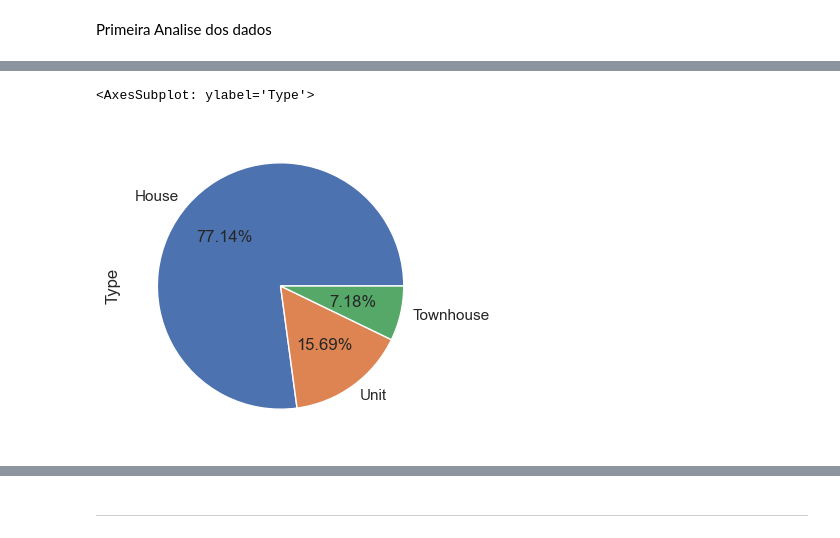
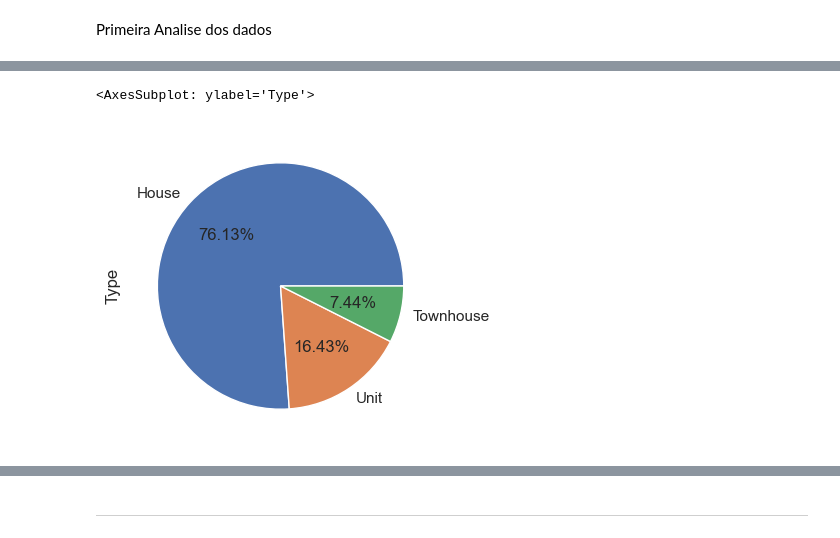
Before and after one commit to Riguini/Melbourne-Housing-Snapshot, a Jupyter notebook: Notebooks/Melbourne_Housing_Dataset.ipynb, the cells around one changed output, grey strips where cells are left out. Saved outputs shown, nothing was run; the diff lists cells and outputs as text; code cells hidden in the pictures.

```diff
--- a/Notebooks/Melbourne_Housing_Dataset.ipynb
+++ b/Notebooks/Melbourne_Housing_Dataset.ipynb
@@ -178,0 +184,5 @@ sns.boxplot(x=df['BuildingArea'])
+# %%
+df.drop(df.loc[df['Price']>=2050000].index, inplace=True)
+# %%
+sns.set(rc={"figure.figsize":(8, 1)})
+sns.boxplot(x=df['Price'])
@@ -241,12 +254,12 @@ df_limpo_temporario.groupby("Rooms").agg({"BuildingArea":['min','mean', 'median'
 | 7 | 287.0 | 287.000000 | 287.0 | 287.00 |
 # %%
-df.loc[df['Rooms'] == 1, 'BuildingArea'] = df.loc[df['Rooms'] == 1, 'BuildingArea'].fillna(50)
+df.loc[df['Rooms'] == 1, 'BuildingArea'] = df.loc[df['Rooms'] == 1, 'BuildingArea'].fillna(49)
 df.loc[df['Rooms'] == 2, 'BuildingArea'] = df.loc[df['Rooms'] == 2, 'BuildingArea'].fillna(85)
-df.loc[df['Rooms'] == 3, 'BuildingArea'] = df.loc[df['Rooms'] == 3, 'BuildingArea'].fillna(130)
-df.loc[df['Rooms'] == 4, 'BuildingArea'] = df.loc[df['Rooms'] == 4, 'BuildingArea'].fillna(188)
-df.loc[df['Rooms'] == 5, 'BuildingArea'] = df.loc[df['Rooms'] == 5, 'BuildingArea'].fillna(242)
-df.loc[df['Rooms'] == 6, 'BuildingArea'] = df.loc[df['Rooms'] == 6, 'BuildingArea'].fillna(288)
-df.loc[df['Rooms'] == 7, 'BuildingArea'] = df.loc[df['Rooms'] == 7, 'BuildingArea'].fillna(355)
+df.loc[df['Rooms'] == 3, 'BuildingArea'] = df.loc[df['Rooms'] == 3, 'BuildingArea'].fillna(128)
+df.loc[df['Rooms'] == 4, 'BuildingArea'] = df.loc[df['Rooms'] == 4, 'BuildingArea'].fillna(180)
+df.loc[df['Rooms'] == 5, 'BuildingArea'] = df.loc[df['Rooms'] == 5, 'BuildingArea'].fillna(218)
+df.loc[df['Rooms'] == 6, 'BuildingArea'] = df.loc[df['Rooms'] == 6, 'BuildingArea'].fillna(209)
+df.loc[df['Rooms'] == 7, 'BuildingArea'] = df.loc[df['Rooms'] == 7, 'BuildingArea'].fillna(287)
 # %% [markdown]
 Agora sera preenchido os campos vazios referente ao preço(Price), com base na mediana das casas com o mesmo numero de comodos(Rooms),até onde apresenta 7 comodos.
 Para melhor obtebçao destes dados res utilizado um dataset temporario onde sera deletados todos os campos com erro.
@@ -267,10 +280,10 @@ df_limpo_temporario.groupby("Rooms").agg({"Price":['min','mean', 'median','max']
 # %%
 df.loc[df['Rooms'] == 1, 'Price'] = df.loc[df['Rooms'] == 1, 'Price'].fillna(380000)
 df.loc[df['Rooms'] == 2, 'Price'] = df.loc[df['Rooms'] == 2, 'Price'].fillna(670000)
-df.loc[df['Rooms'] == 3, 'Price'] = df.loc[df['Rooms'] == 3, 'Price'].fillna(900000)
-df.loc[df['Rooms'] == 4, 'Price'] = df.loc[df['Rooms'] == 4, 'Price'].fillna(1209500)
-df.loc[df['Rooms'] == 5, 'Price'] = df.loc[df['Rooms'] == 5, 'Price'].fillna(1550000)
-df.loc[df['Rooms'] == 6, 'Price'] = df.loc[df['Rooms'] == 6, 'Price'].fillna(1620500)
+df.loc[df['Rooms'] == 3, 'Price'] = df.loc[df['Rooms'] == 3, 'Price'].fillna(890000)
+df.loc[df['Rooms'] == 4, 'Price'] = df.loc[df['Rooms'] == 4, 'Price'].fillna(1070000)
+df.loc[df['Rooms'] == 5, 'Price'] = df.loc[df['Rooms'] == 5, 'Price'].fillna(1225000)
+df.loc[df['Rooms'] == 6, 'Price'] = df.loc[df['Rooms'] == 6, 'Price'].fillna(1455500)
 df.loc[df['Rooms'] == 7, 'Price'] = df.loc[df['Rooms'] == 7, 'Price'].fillna(2000000)
 # %% [markdown]
 Para o campo Car(Garagem), será atribuido valor zero(0) para todos os valores nulos, porem,  para tornar mais utilizavel, sera criada uma nova coluna com dados booleanos, com o nome "Garage", onde sera considerado verdadeiro para 1, e falso para 0.
@@ -396,5 +425,5 @@ Primeira Analise dos dados
 # %%
-df["Type"].value_counts().plot(kind="pie", autopct="%.2f%%", figsize=(4,4))
+df["Type"].value_counts().plot(kind="pie", autopct="%.2f%%", figsize=(4,4),)
 # %% [output]
 <AxesSubplot: ylabel='Type'>
-[figure, old version]
+[figure, new version]
```
Also changed, not shown: parts of 21 cells of this notebook.
